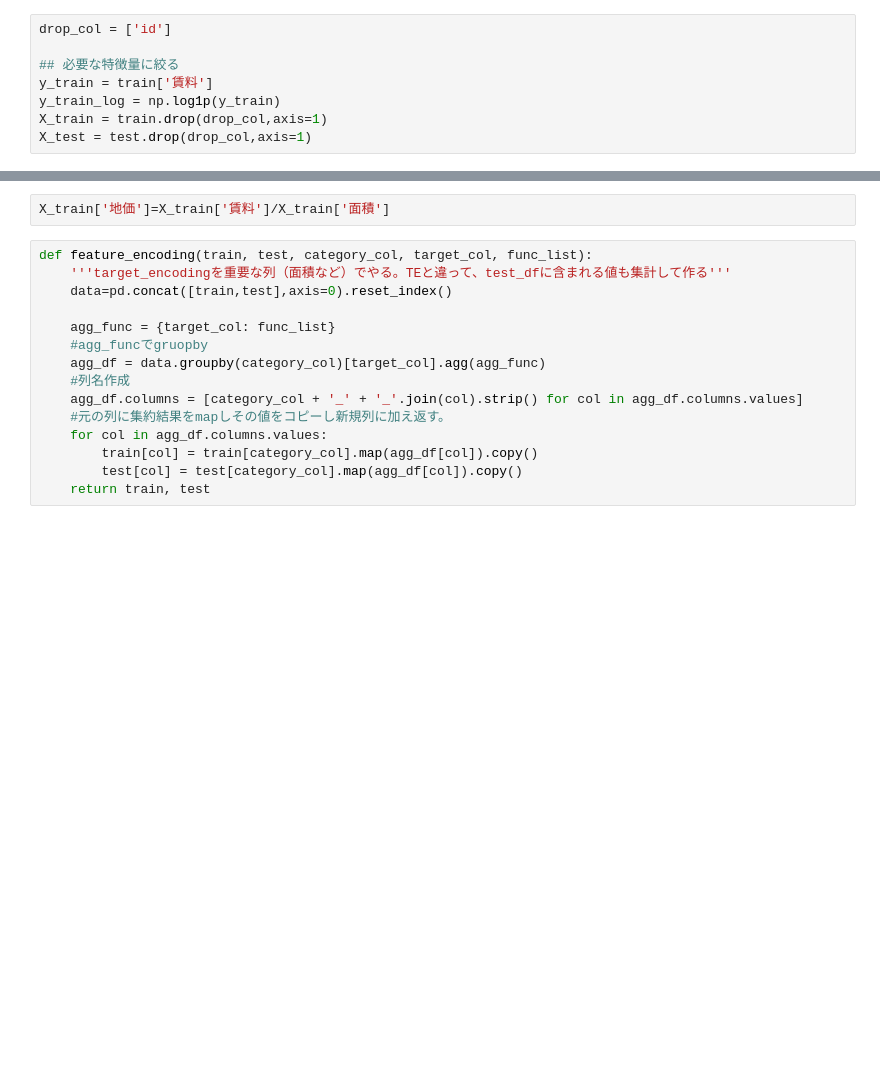
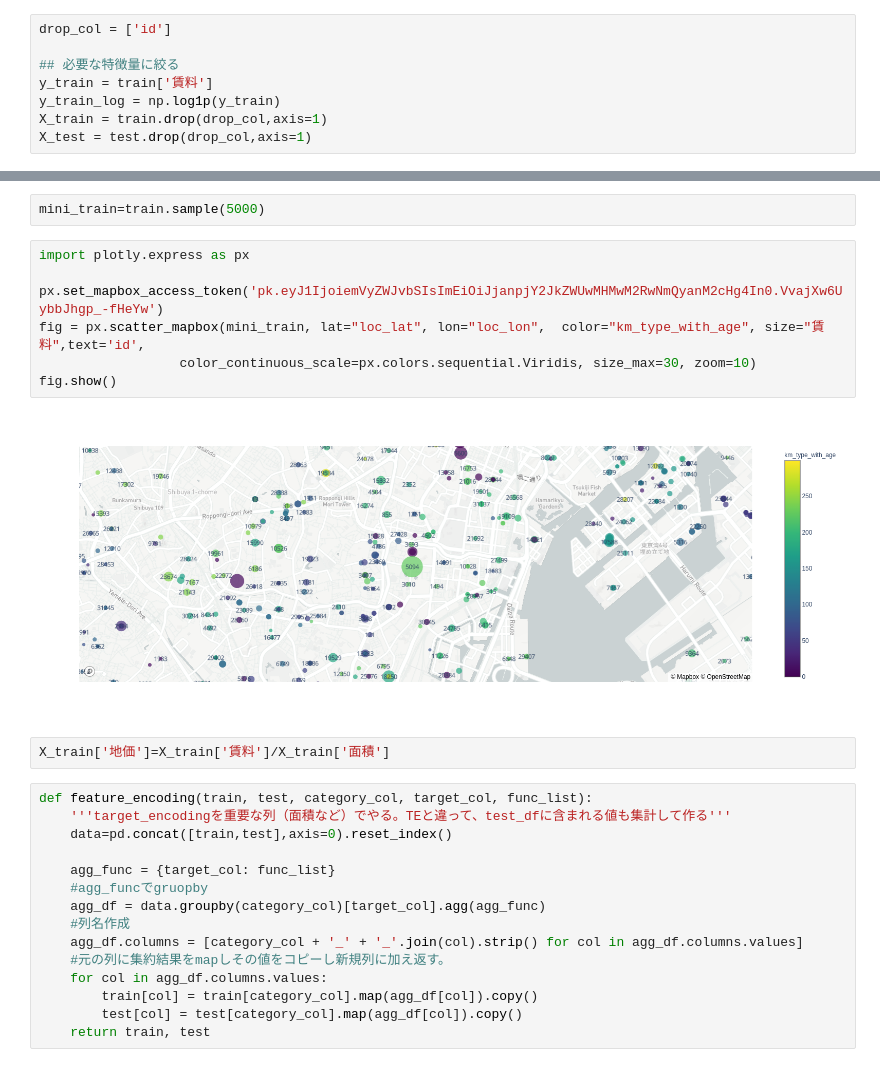
Before and after one commit to zerebom/team-mynabi, a Jupyter notebook: higuchi/1102_add_feature.ipynb, the cells around one changed output, grey strips where cells are left out. Saved outputs shown, nothing was run; the diff lists cells and outputs as text; blank space fills up the shorter version.

```diff
--- a/higuchi/1102_add_feature.ipynb
+++ b/higuchi/1102_add_feature.ipynb
@@ -65,3 +75,14 @@ X_test = test.drop(drop_col,axis=1)
+# %%
+mini_train=train.sample(5000)
+# %%
+import plotly.express as px
+
+px.set_mapbox_access_token('pk.eyJ1IjoiemVyZWJvbSIsImEiOiJjanpjY2JkZWUwMHMwM2RwNmQyanM2cHg4In0.VvajXw6UybbJhgp_-fHeYw')
+fig = px.scatter_mapbox(mini_train, lat="loc_lat", lon="loc_lon",  color="km_type_with_age", size="賃料",text='id',
+                  color_continuous_scale=px.colors.sequential.Viridis, size_max=30, zoom=10)
+fig.show()
+# %% [output]
+[figure, added]
 # %%
 X_train['地価']=X_train['賃料']/X_train['面積']
 # %%
```
Also changed, not shown: parts of 15 cells of this notebook.
